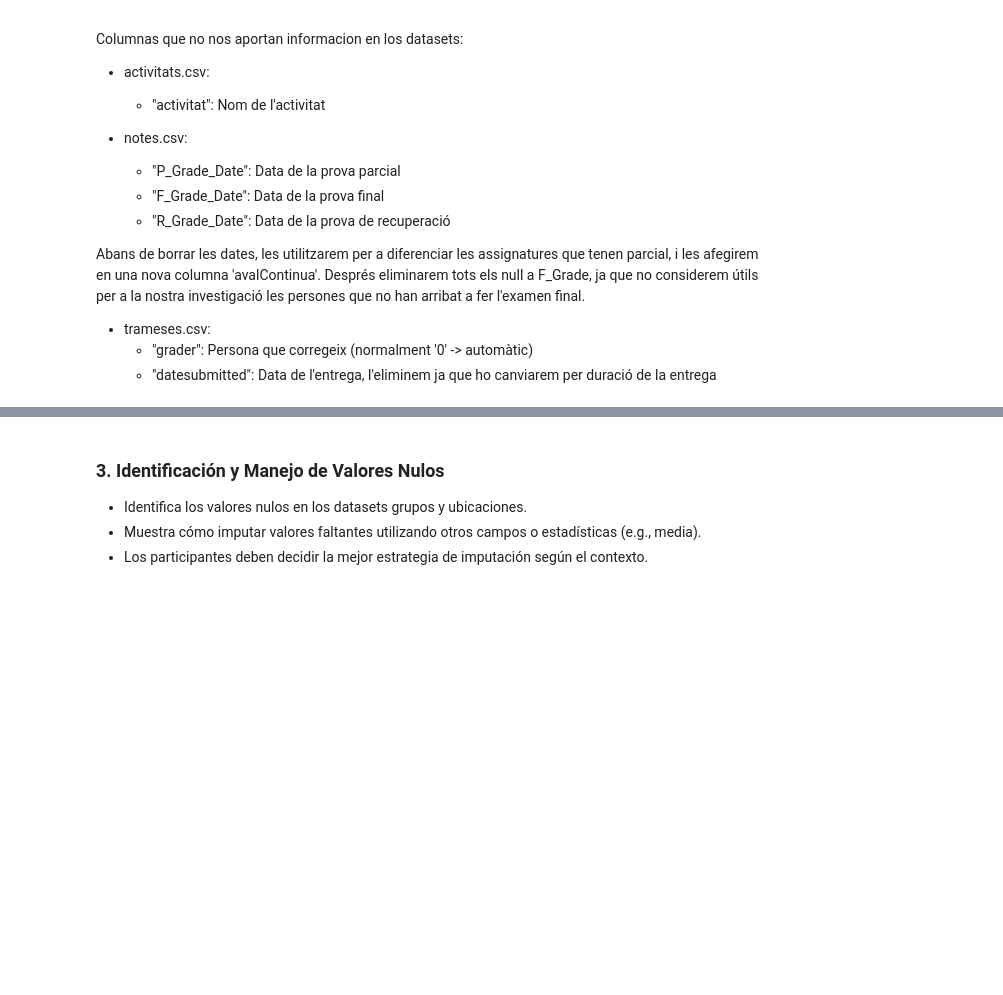
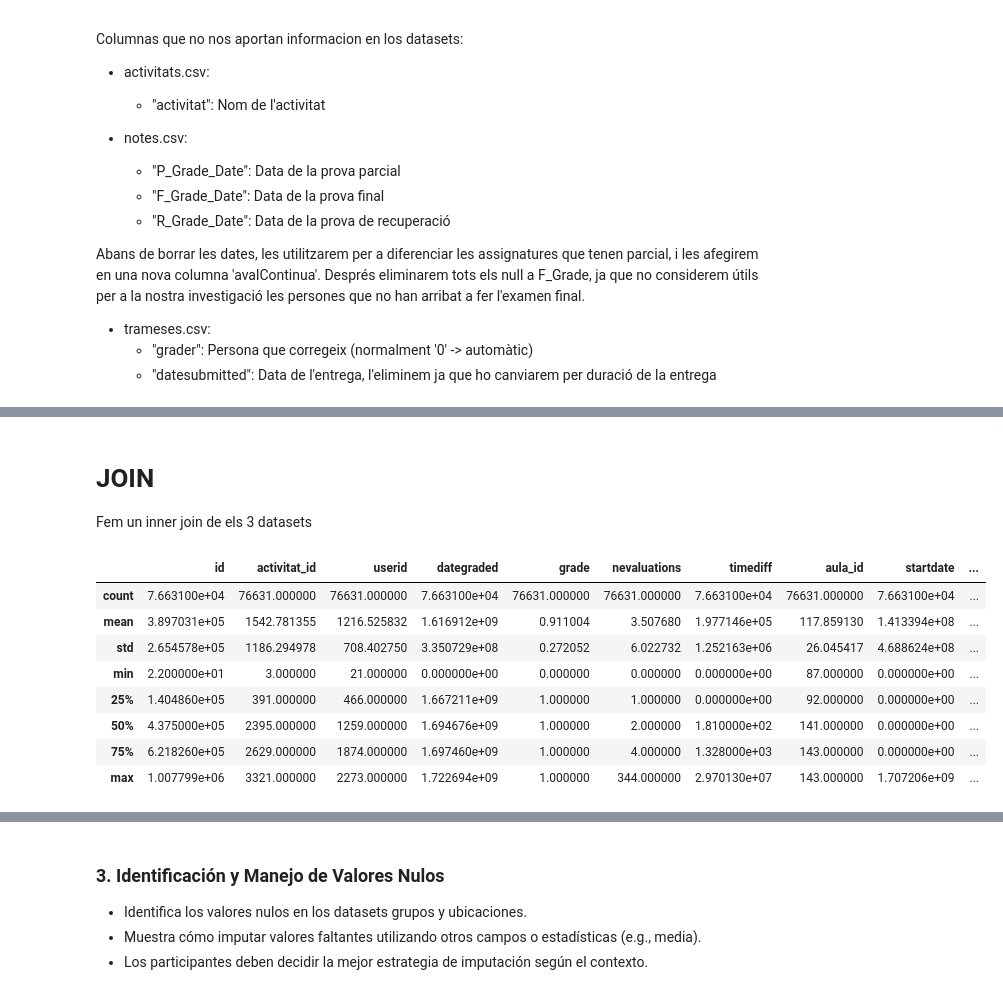
Before and after one commit to NIU1596830/Hackathon-Caronte-Challenge-UAB-2024, a Jupyter notebook: docs/main.ipynb, the cells around one changed output, grey strips where cells are left out. Cells and saved outputs as stored; diff of their text form; code cells hidden in the pictures; blank space fills up the shorter version.

```diff
--- a/docs/main.ipynb
+++ b/docs/main.ipynb
@@ -266,0 +301,22 @@ print(trameses_clean)
+# %% [markdown]
+# JOIN
+
+Fem un inner join de els 3 datasets
+# %%
+activitats_prev = activitats_clean.rename({"grade": "grade_max"}, axis=1)
+joined1 = pd.merge(trameses_clean, activitats_prev, on="activitat_id")
+joined2 = pd.merge(joined1, notes_clean, on=["userid", "aula_id"])
+
+joined2["grade"] = joined2["grade"] / joined2["grade_max"]
+joined2_cleaned = joined2.drop(labels=["grade_max"], axis=1)
+joined2_cleaned.sort_values(by="aula_id", ascending=True).describe()
+# %% [output]
+|  | id | activitat_id | userid | dategraded | grade | nevaluations | timediff | aula_id | startdate | ... |
+| count | 7.663100e+04 | 76631.000000 | 76631.000000 | 7.663100e+04 | 76631.000000 | 76631.000000 | 7.663100e+04 | 76631.000000 | 7.663100e+04 | ... |
+| mean | 3.897031e+05 | 1542.781355 | 1216.525832 | 1.616912e+09 | 0.911004 | 3.507680 | 1.977146e+05 | 117.859130 | 1.413394e+08 | ... |
+| std | 2.654578e+05 | 1186.294978 | 708.402750 | 3.350729e+08 | 0.272052 | 6.022732 | 1.252163e+06 | 26.045417 | 4.688624e+08 | ... |
+| min | 2.200000e+01 | 3.000000 | 21.000000 | 0.000000e+00 | 0.000000 | 0.000000 | 0.000000e+00 | 87.000000 | 0.000000e+00 | ... |
+| 25% | 1.404860e+05 | 391.000000 | 466.000000 | 1.667211e+09 | 1.000000 | 1.000000 | 0.000000e+00 | 92.000000 | 0.000000e+00 | ... |
+| 50% | 4.375000e+05 | 2395.000000 | 1259.000000 | 1.694676e+09 | 1.000000 | 2.000000 | 1.810000e+02 | 141.000000 | 0.000000e+00 | ... |
+| 75% | 6.218260e+05 | 2629.000000 | 1874.000000 | 1.697460e+09 | 1.000000 | 4.000000 | 1.328000e+03 | 143.000000 | 0.000000e+00 | ... |
+| max | 1.007799e+06 | 3321.000000 | 2273.000000 | 1.722694e+09 | 1.000000 | 344.000000 | 2.970130e+07 | 143.000000 | 1.707206e+09 | ... |
```
Also changed, not shown: parts of 17 cells of this notebook, 1 other file.
